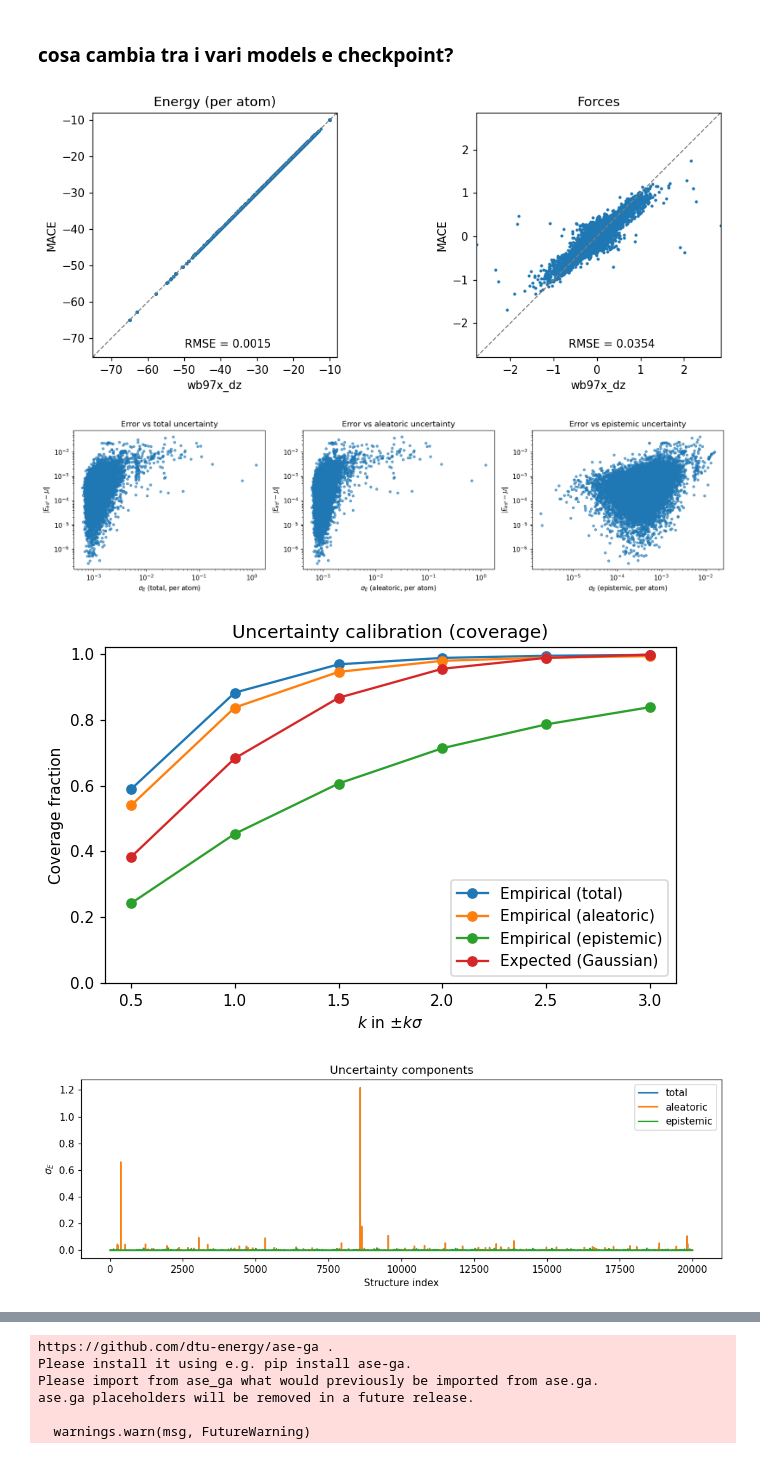
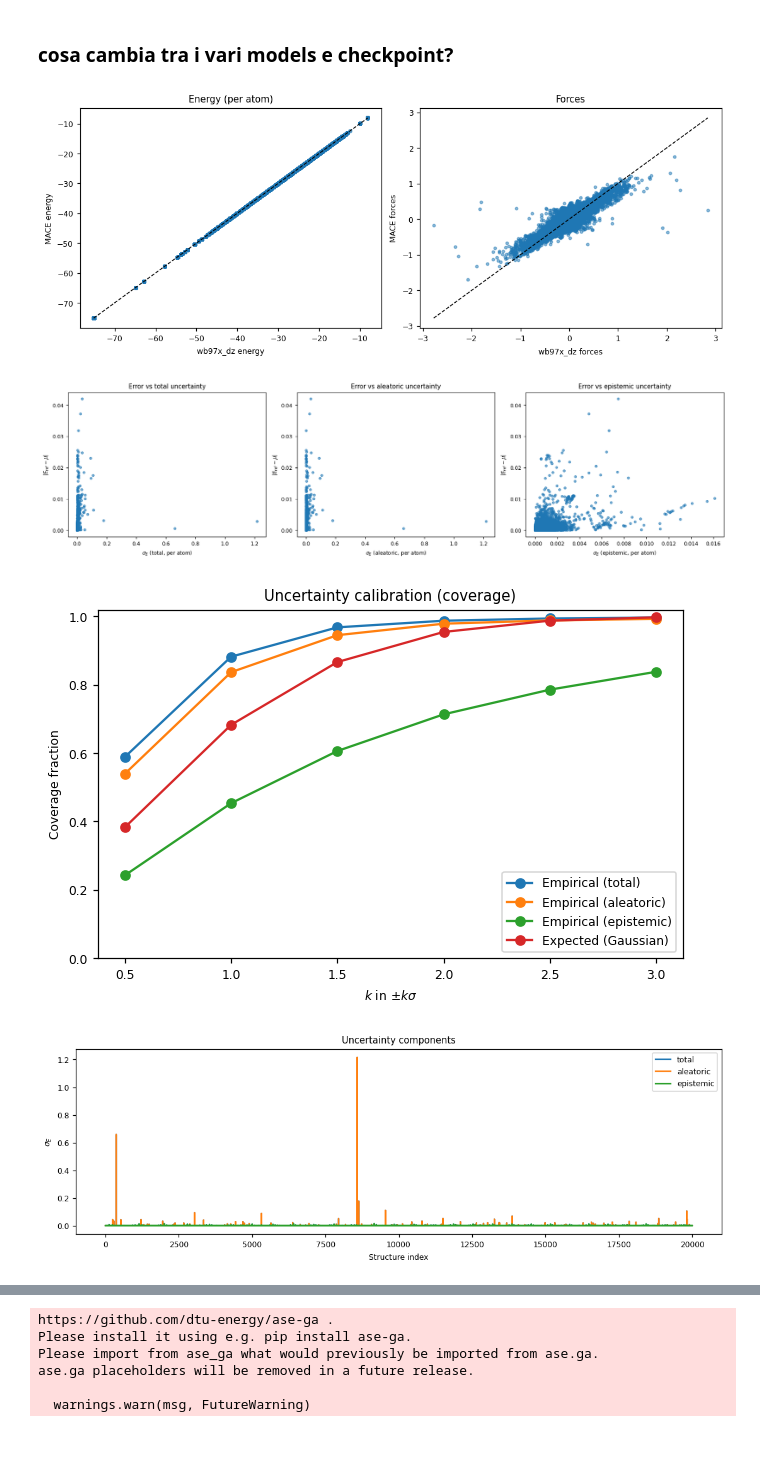
Before and after one commit to matteotolloso/mace, a Jupyter notebook: test.ipynb, the cells around one changed output, grey strips where cells are left out. Cells and saved outputs as stored; diff of their text form; code cells hidden in the pictures.

Commit message:
plot results script

```diff
--- a/test.ipynb
+++ b/test.ipynb
@@ -44,8 +56,6 @@ eval_mace(configs="/raid/m.tolloso/mace/dataset/ani1x-processed/test.xyz",
 from ase.io import read
 import numpy as np
 import matplotlib.pyplot as plt
-from aseMolec import pltProps as pp
-from aseMolec import extAtoms as ea
 
 # -----------------------
 # Helpers to extract keys
@@ -138,27 +148,33 @@ def plot_stats_with_uncertainty(
 	# -----------------------
 	plt.figure(figsize=(10, 4), dpi=110)
 
-	plt.subplot(1, 2, 1)
-	pp.plot_prop(
-		e_ref_plot.flatten(),
-		e_pred_plot.flatten(),
-		title=energy_title,
-		labs=list(labs),
-		rel=False,
-	)
+	# Energy parity
+	ax1 = plt.subplot(1, 2, 1)
+	xe = e_ref_plot.flatten()
+	ye = e_pred_plot.flatten()
+	ax1.scatter(xe, ye, s=12, alpha=0.6)
+	emin = min(np.min(xe), np.min(ye))
+	emax = max(np.max(xe), np.max(ye))
+	ax1.plot([emin, emax], [emin, emax], "k--", lw=1)
+	ax1.set_xlabel(f"{labs[0]} energy")
+	ax1.set_ylabel(f"{labs[1]} energy")
+	ax1.set_title(energy_title)
 
-	plt.subplot(1, 2, 2)
+	# Forces parity
+	ax2 = plt.subplot(1, 2, 2)
 	if have_forces:
-		pp.plot_prop(
-			f_ref.flatten(),
-			f_pred.flatten(),
-			title=r"Forces",
-			labs=list(labs),
-			rel=False,
-		)
+		xf = f_ref.flatten()
+		yf = f_pred.flatten()
+		ax2.scatter(xf, yf, s=8, alpha=0.5)
+		fmin = min(np.min(xf), np.min(yf))
+		fmax = max(np.max(xf), np.max(yf))
+		ax2.plot([fmin, fmax], [fmin, fmax], "k--", lw=1)
+		ax2.set_xlabel(f"{labs[0]} forces")
+		ax2.set_ylabel(f"{labs[1]} forces")
+		ax2.set_title("Forces")
 	else:
-		plt.axis("off")
-		plt.text(0.5, 0.5, "Forces not available in this XYZ", ha="center", va="center")
+		ax2.axis("off")
+		ax2.text(0.5, 0.5, "Forces not available in this XYZ", ha="center", va="center")
 
 	plt.tight_layout()
 
@@ -178,8 +194,8 @@ def plot_stats_with_uncertainty(
 
 		plt.subplot(1, n_panels, j)
 		plt.scatter(sigma_plot, err_plot, s=12, alpha=0.6)
-		plt.xscale("log")
-		plt.yscale("log")
+		# plt.xscale("log")
+		# plt.yscale("log")
 		plt.xlabel(rf"$\sigma_E$ ({k}, {std_unit})")
 		plt.ylabel(r"$|E_{\rm ref}-\mu|$")
 		plt.title(f"Error vs {k} uncertainty")
@@ -226,36 +242,36 @@ def plot_stats_with_uncertainty(
 # Run
 # -----------------------
 
-train_data = read("/raid/m.tolloso/mace/outputs/eval/mace-mv-train.xyz", ":")
-test_data  = read("/raid/m.tolloso/mace/outputs/eval/mace-mv-test.xyz", ":")
+train_data = read("./outputs/eval/mace-mv-train.xyz", ":")
+test_data  = read("./outputs/eval/mace-mv-test.xyz", ":")
 
 plot_stats_with_uncertainty(
 	train_data,
 	labs=("wb97x_dz", "MACE"),
 	ref_energy_key="wb97x_dz.energy",
 	ref_forces_key="wb97x_dz.forces",
 	pred_energy_key="MACE_energy",
 	pred_forces_key="MACE_forces",
 	total_std_key="MACE_energy_std",
 	ale_std_key="MACE_energy_aleatoric_std",
 	epi_std_key="MACE_energy_epistemic_std",
 	per_atom=True,
 )
 
 plot_stats_with_uncertainty(
 	test_data,
 	labs=("wb97x_dz", "MACE"),
 	ref_energy_key="wb97x_dz.energy",
 	ref_forces_key="wb97x_dz.forces",
 	pred_energy_key="MACE_energy",
 	pred_forces_key="MACE_forces",
 	total_std_key="MACE_energy_std",
 	ale_std_key="MACE_energy_aleatoric_std",
 	epi_std_key="MACE_energy_epistemic_std",
 	per_atom=True,
 )
 # %% [output]
-[figure, old version]
+[figure, new version]
-[figure, old version]
+[figure, new version]
-[figure, old version]
+[figure, new version]
-[figure, old version]
+[figure, new version]
```
Also changed, not shown: parts of 4 cells of this notebook, 2 other files.
